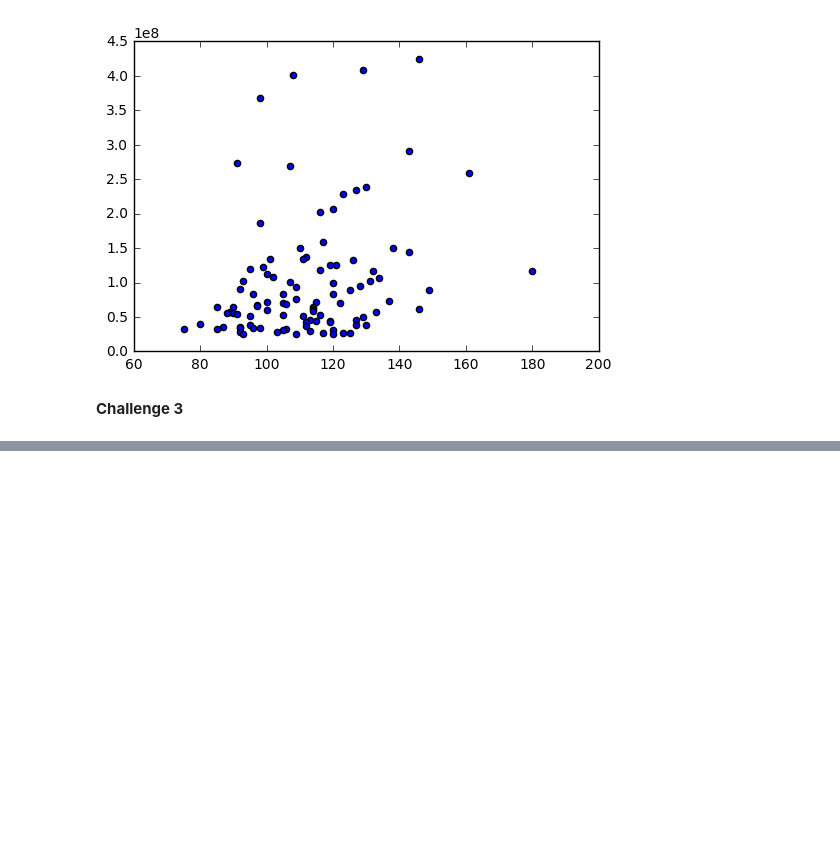
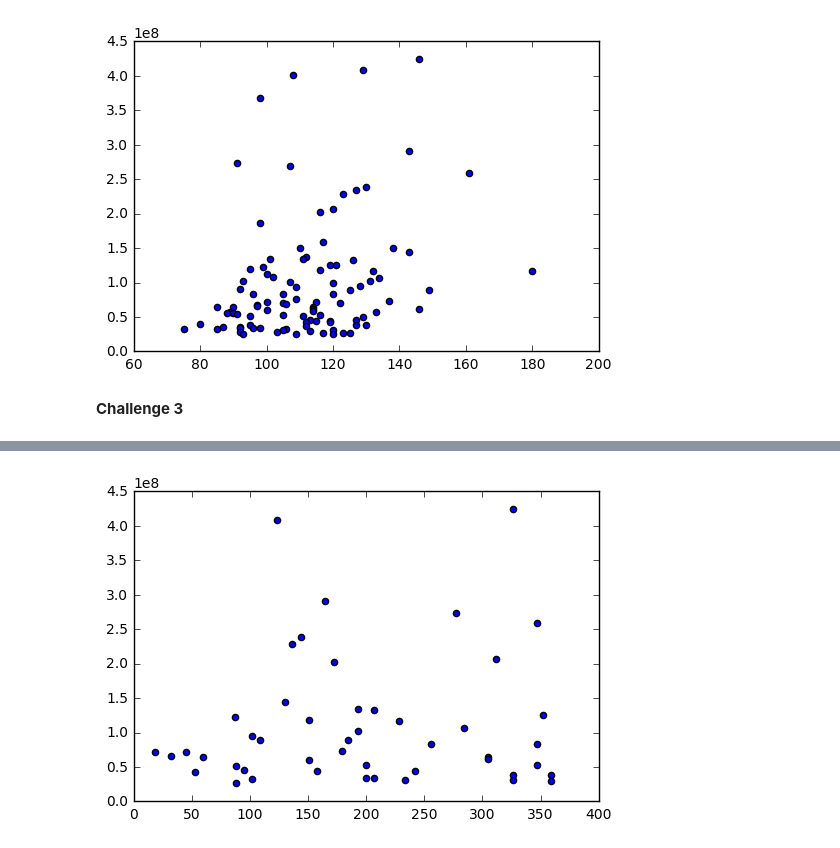
Before and after one commit to ptpro3/jekyll-now, a Jupyter notebook: Projects/Challenge03/challenge_set_3_prashant.ipynb, the cells around one changed output, grey strips where cells are left out. Saved outputs shown, nothing was run; the diff lists cells and outputs as text; code cells hidden in the pictures; blank space fills up the shorter version.

```diff
--- a/Projects/Challenge03/challenge_set_3_prashant.ipynb
+++ b/Projects/Challenge03/challenge_set_3_prashant.ipynb
@@ -69,0 +70,6 @@ df.groupby(['Rating'])
+# %%
+x = df[df.Rating == 'PG-13']['Days']
+y = df[df.Rating == 'PG-13']['DomesticTotalGross']
+plt.scatter(x,y);
+# %% [output]
+[figure, added]
```
Also changed, not shown: parts of 14 cells of this notebook.
